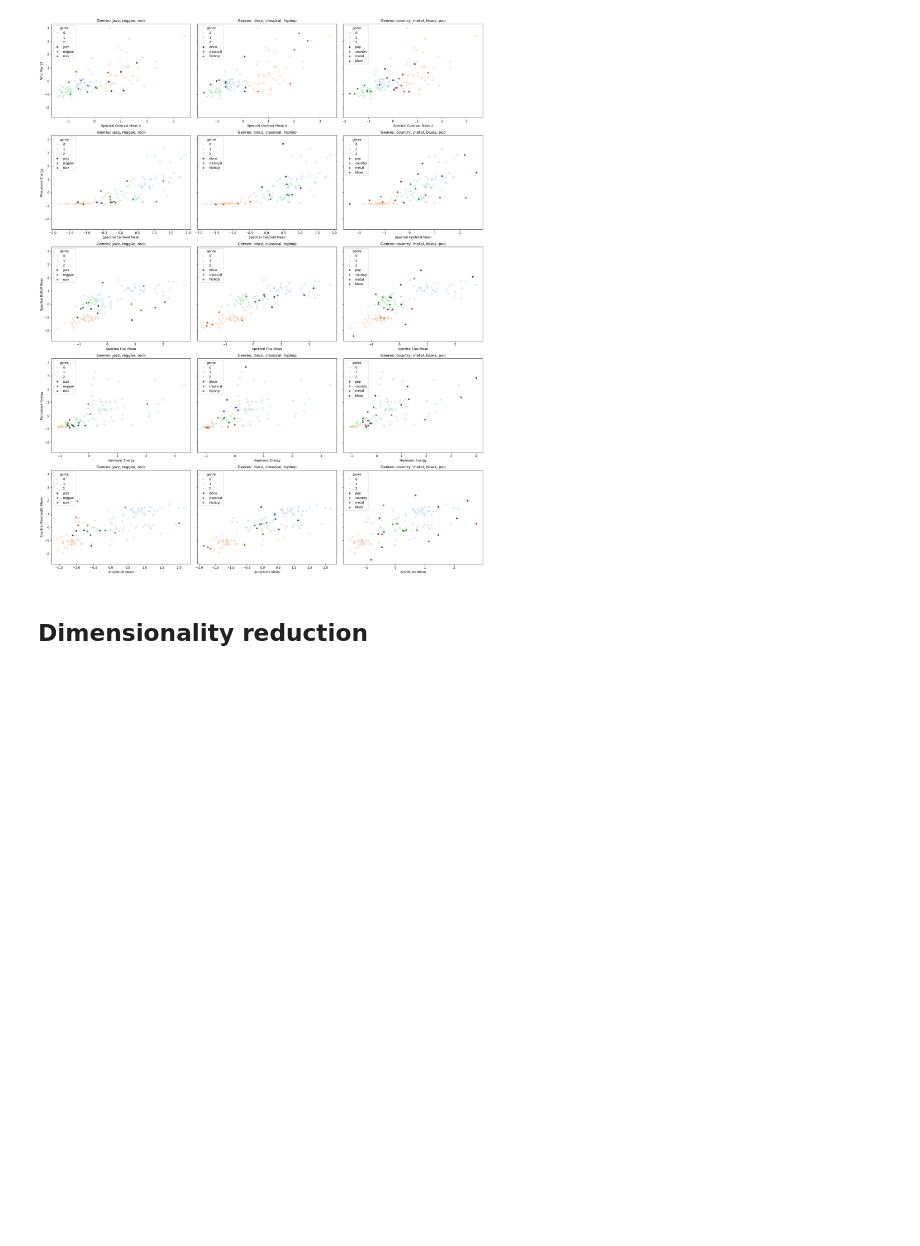
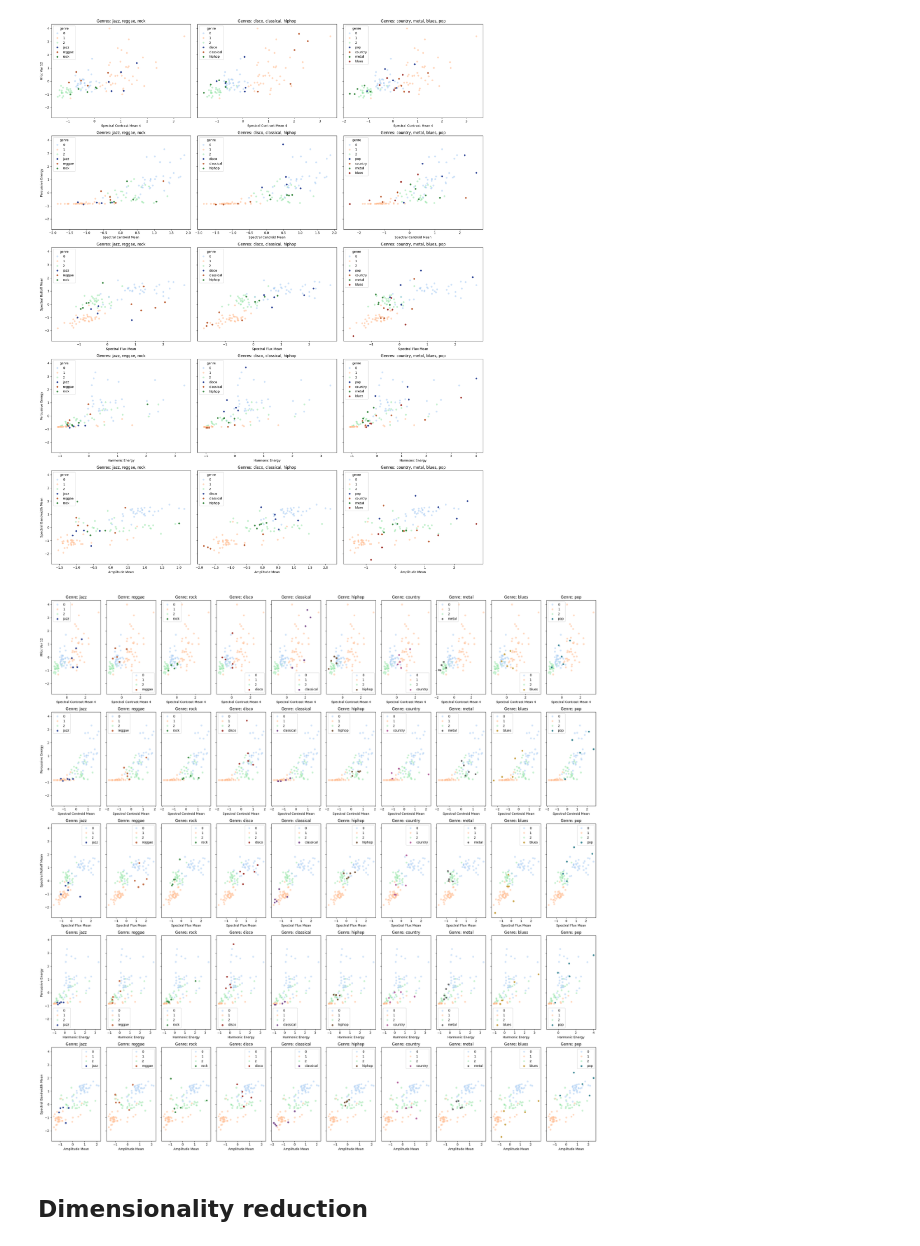
Before and after one commit to casperpriem05/ML, a Jupyter notebook: Opdracht_3/ML3_muziek_genres.ipynb, the cells around one changed output. Drawn from its saved outputs; the diff is of its cells as text; code cells hidden in the pictures; blank space fills up the shorter version.

```diff
--- a/Opdracht_3/ML3_muziek_genres.ipynb
+++ b/Opdracht_3/ML3_muziek_genres.ipynb
@@ -1472,7 +1472,7 @@ inertia = []
 
 for i in range(1, 10):
     kmeans = KMeans(n_clusters=i, random_state=0)
-    kmeans.fit(features_unlabled)
+    kmeans.fit(features_unlabeled)
     inertia.append(kmeans.inertia_)
 
 # Add markers
@@ -1548,7 +1548,7 @@ We will apply the ... clustering method to the unlabeled dataset and incorporate
 #KMeans clustering
 kmeans = KMeans(n_clusters=3, random_state=0)
 
-kmeans.fit_predict(features_unlabled)
+kmeans.fit_predict(features_unlabeled)
 
 audio_features_unlabeled['cluster'] = kmeans.labels_
 
@@ -1657,5 +1657,79 @@ plt.show()
 # %% [output]
 [figure]
+# %%
+import matplotlib.pyplot as plt
+import seaborn as sns
+import math  # To calculate the number of rows
+
+# Flatten genre groups into a single list of individual genres
+genres = ['jazz', 'reggae', 'rock', 'disco', 'classical', 'hiphop', 'country', 'metal', 'blues', 'pop']
+
+# Define feature combinations
+feature_combinations = [
+    ('spectral_contrast_mean_4', 'mfcc_var_12'),
+    ('spectral_centroid_mean', 'percussive_energy'),
+    ('spectral_flux_mean', 'spectral_rolloff_mean'),
+    ('harmonic_energy', 'percussive_energy'),
+    ('amplitude_mean', 'spectral_bandwidth_mean'),
+]
+
+# Generate palettes
+cluster_palette = sns.color_palette("pastel", as_cmap=False)  # Light colors for clusters
+genre_palette = sns.color_palette("dark", n_colors=len(genres))  # Unique colors for each genre
+
+# Define the number of columns and calculate the required rows
+cols = 5
+rows = math.ceil(len(genres) / cols)
+
+# Set up the subplots (rows for feature combinations, columns for individual genres)
+fig, axes = plt.subplots(len(feature_combinations), rows * cols, figsize=(25, 25), sharex=False, sharey=True)
+
+# Flatten axes for easier indexing
+axes = axes.reshape(len(feature_combinations), -1)
+
+# Plot for each combination of feature set and individual genre
+for row, (x_feature, y_feature) in enumerate(feature_combinations):
+    for col, genre in enumerate(genres):
+        # Find the subplot position
+        ax = axes[row, col]
+
+        # Filter labeled data for the current genre
+        filtered_labeled = audio_features_labeled[audio_features_labeled['genre'] == genre]
+
+        # Scatterplot for clusters (unlabeled data)
+        sns.scatterplot(
+            x=audio_features_unlabeled[x_feature],
+            y=audio_features_unlabeled[y_feature],
+            hue=audio_features_unlabeled['cluster'],
+            palette=cluster_palette,  # Light colors for clusters
+            alpha=0.5,
+            ax=ax
+        )
+
+        # Scatterplot for the current genre
+        sns.scatterplot(
+            x=filtered_labeled[x_feature],
+            y=filtered_labeled[y_feature],
+            color=genre_palette[genres.index(genre)],  # Unique color for each genre
+            label=genre,
+            alpha=0.8,
+            ax=ax
+        )
+
+        # Titles and axis labels
+        ax.set_title(f"Genre: {genre}")
+        ax.set_xlabel(x_feature.replace('_', ' ').title())
+        ax.set_ylabel(y_feature.replace('_', ' ').title())
+
+    # Turn off unused subplots in the row
+    for col in range(len(genres), rows * cols):
+        axes[row, col].axis('off')
+
+# Adjust layout
+plt.tight_layout()
+plt.show()
+# %% [output]
+[figure, added]
 # %% [markdown]
 ## Dimensionality reduction
 # %% [markdown]
```
Also changed, not shown: parts of 1 cell of this notebook.
